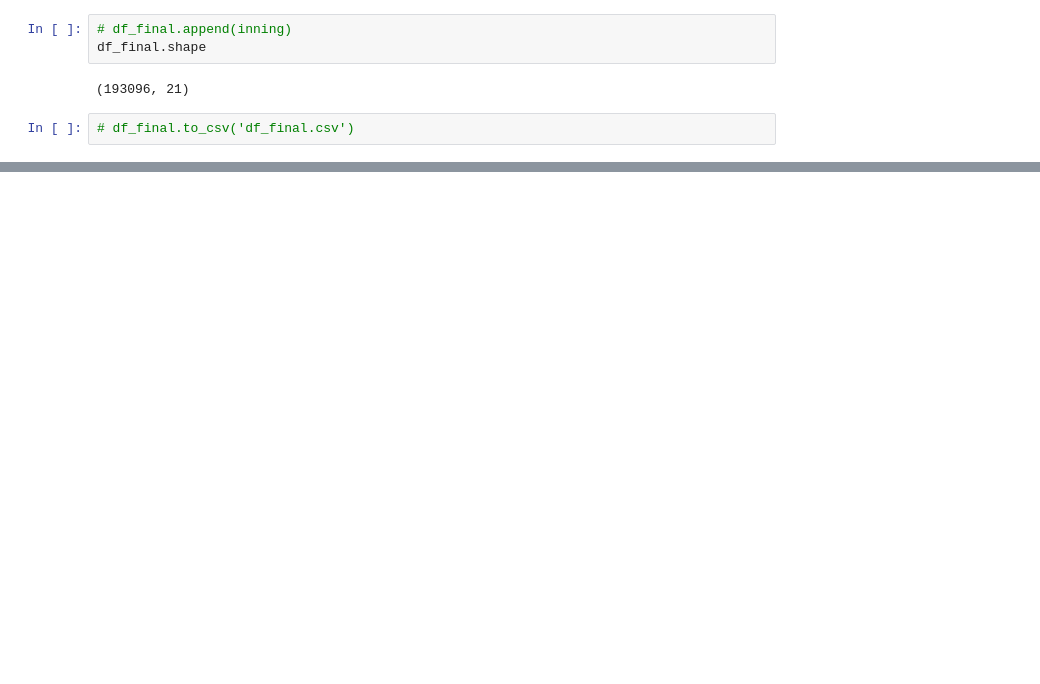
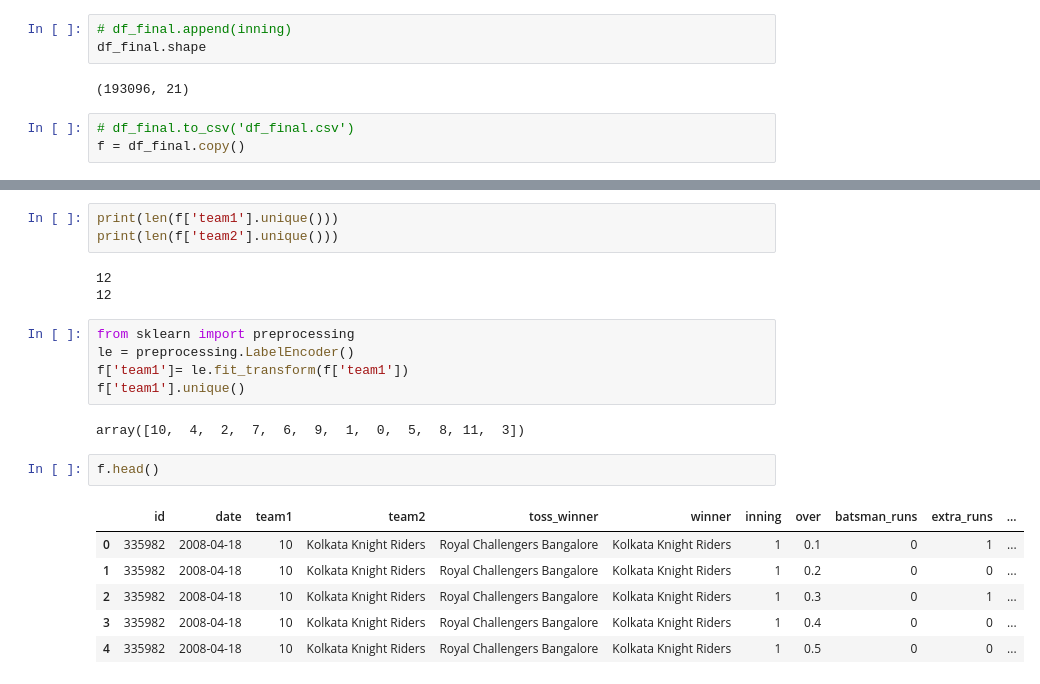
Before and after one commit to UtkarshAIITB/IPL-Data-Analysis, a Jupyter notebook: models.ipynb, the cells around one changed output, grey strips where cells are left out. Cells and saved outputs as stored; diff of their text form; blank space fills up the shorter version.

```diff
--- a/models.ipynb
+++ b/models.ipynb
@@ -389,3 +389,4 @@ df_final.shape
 (193096, 21)
 # %%
 # df_final.to_csv('df_final.csv')
+f = df_final.copy()
@@ -391,0 +401,22 @@ df_final.shape
+# %%
+print(len(f['team1'].unique()))
+print(len(f['team2'].unique()))
+# %% [output]
+12
+12
+# %%
+from sklearn import preprocessing
+le = preprocessing.LabelEncoder()
+f['team1']= le.fit_transform(f['team1'])
+f['team1'].unique()
+# %% [output]
+array([10,  4,  2,  7,  6,  9,  1,  0,  5,  8, 11,  3])
+# %%
+f.head()
+# %% [output]
+|  | id | date | team1 | team2 | toss_winner | winner | inning | over | batsman_runs | extra_runs | ... |
+| 0 | 335982 | 2008-04-18 | 10 | Kolkata Knight Riders | Royal Challengers Bangalore | Kolkata Knight Riders | 1 | 0.1 | 0 | 1 | ... |
+| 1 | 335982 | 2008-04-18 | 10 | Kolkata Knight Riders | Royal Challengers Bangalore | Kolkata Knight Riders | 1 | 0.2 | 0 | 0 | ... |
+| 2 | 335982 | 2008-04-18 | 10 | Kolkata Knight Riders | Royal Challengers Bangalore | Kolkata Knight Riders | 1 | 0.3 | 0 | 1 | ... |
+| 3 | 335982 | 2008-04-18 | 10 | Kolkata Knight Riders | Royal Challengers Bangalore | Kolkata Knight Riders | 1 | 0.4 | 0 | 0 | ... |
+| 4 | 335982 | 2008-04-18 | 10 | Kolkata Knight Riders | Royal Challengers Bangalore | Kolkata Knight Riders | 1 | 0.5 | 0 | 0 | ... |
```
Also changed, not shown: parts of 35 cells of this notebook.
